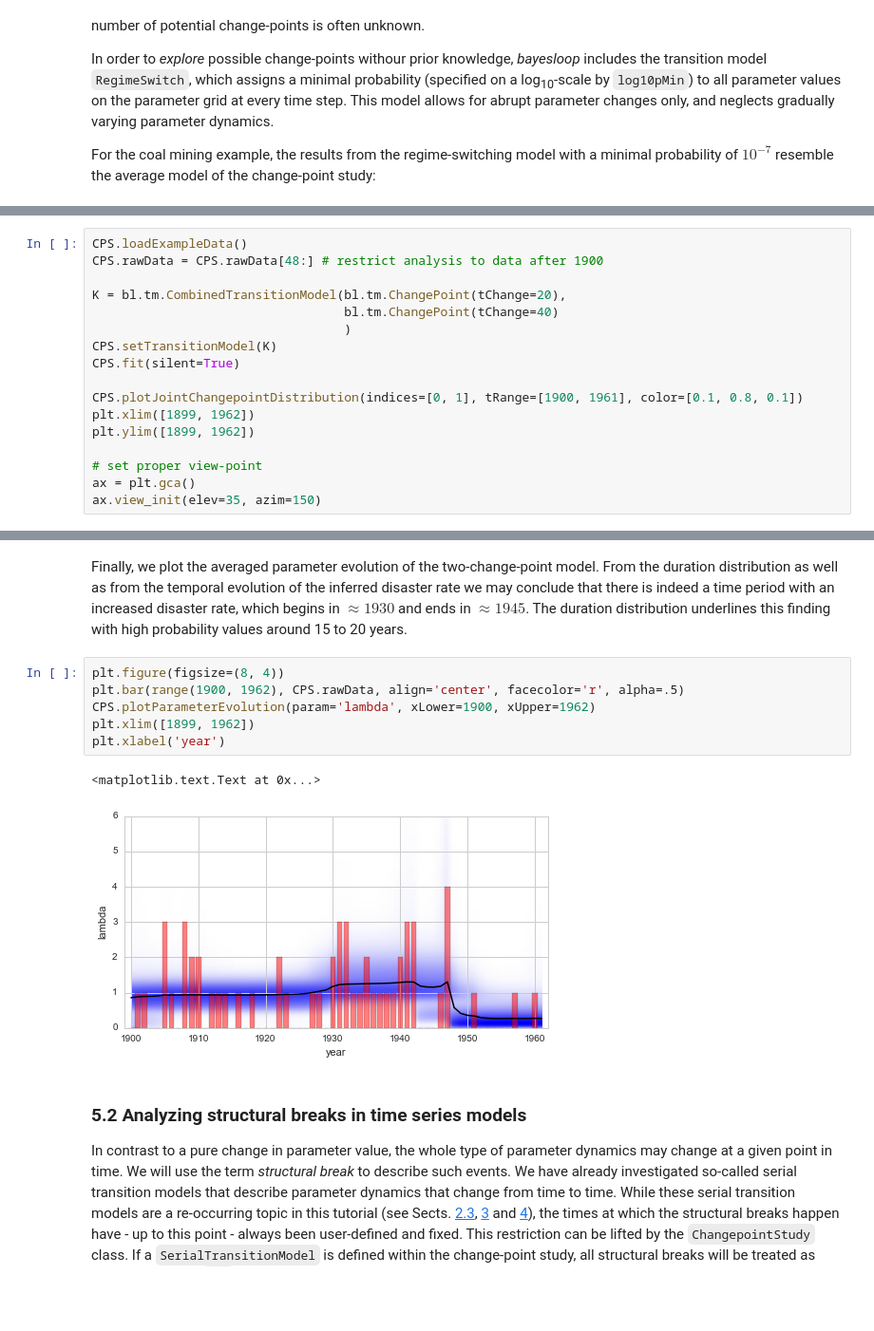
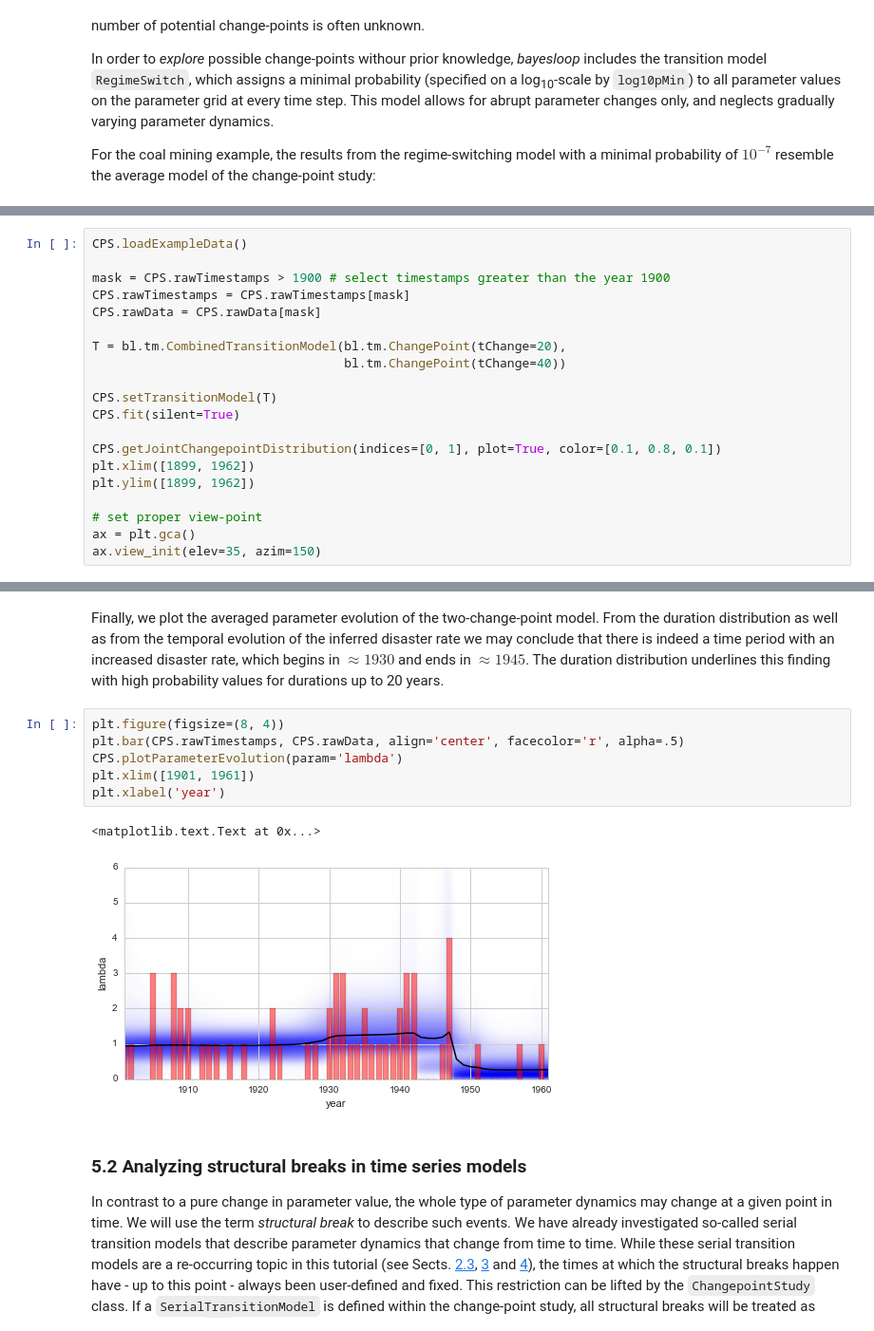
Before and after one commit to christophmark/bayesloop, a Jupyter notebook: docs/bayesloop_tutorial.ipynb, the cells around one changed output, grey strips where cells are left out. Shown at 95% size. Drawn from its saved outputs; the diff is of its cells as text; blank space fills up the shorter version.

Commit message:
Added timestamps to data; plotting functions can now only return data

```diff
--- a/docs/bayesloop_tutorial.ipynb
+++ b/docs/bayesloop_tutorial.ipynb
@@ -645,14 +647,17 @@ After all fits are done, the resulting joint change-point distribution can be pl
 # %%
 CPS.loadExampleData()
-CPS.rawData = CPS.rawData[48:] # restrict analysis to data after 1900
 
-K = bl.tm.CombinedTransitionModel(bl.tm.ChangePoint(tChange=20),
-                                  bl.tm.ChangePoint(tChange=40)
-                                  )
-CPS.setTransitionModel(K)
+mask = CPS.rawTimestamps > 1900 # select timestamps greater than the year 1900
+CPS.rawTimestamps = CPS.rawTimestamps[mask]
+CPS.rawData = CPS.rawData[mask]
+
+T = bl.tm.CombinedTransitionModel(bl.tm.ChangePoint(tChange=20),
+                                  bl.tm.ChangePoint(tChange=40))
+
+CPS.setTransitionModel(T)
 CPS.fit(silent=True)
 
-CPS.plotJointChangepointDistribution(indices=[0, 1], tRange=[1900, 1961], color=[0.1, 0.8, 0.1])
+CPS.getJointChangepointDistribution(indices=[0, 1], plot=True, color=[0.1, 0.8, 0.1])
 plt.xlim([1899, 1962])
 plt.ylim([1899, 1962])
 
@@ -680,14 +684,14 @@ plt.xlim([0, 62]);
 # %% [markdown]
-Finally, we plot the averaged parameter evolution of the two-change-point model. From the duration distribution as well as from the temporal evolution of the inferred disaster rate we may conclude that there is indeed a time period with an increased disaster rate, which begins in $\approx 1930$ and ends in $\approx 1945$. The duration distribution underlines this finding with high probability values around 15 to 20 years.
+Finally, we plot the averaged parameter evolution of the two-change-point model. From the duration distribution as well as from the temporal evolution of the inferred disaster rate we may conclude that there is indeed a time period with an increased disaster rate, which begins in $\approx 1930$ and ends in $\approx 1945$. The duration distribution underlines this finding with high probability values for durations up to 20 years.
 # %%
 plt.figure(figsize=(8, 4))
-plt.bar(range(1900, 1962), CPS.rawData, align='center', facecolor='r', alpha=.5)
-CPS.plotParameterEvolution(param='lambda', xLower=1900, xUpper=1962)
-plt.xlim([1899, 1962])
+plt.bar(CPS.rawTimestamps, CPS.rawData, align='center', facecolor='r', alpha=.5)
+CPS.plotParameterEvolution(param='lambda')
+plt.xlim([1901, 1961])
 plt.xlabel('year')
 # %% [output]
 <matplotlib.text.Text at 0x...>
-[figure, old version]
+[figure, new version]
 # %% [markdown]
 <a id='section_5.2'></a>
 ### 5.2 Analyzing structural breaks in time series models
```
Also changed, not shown: parts of 46 cells of this notebook, 3 other files.
